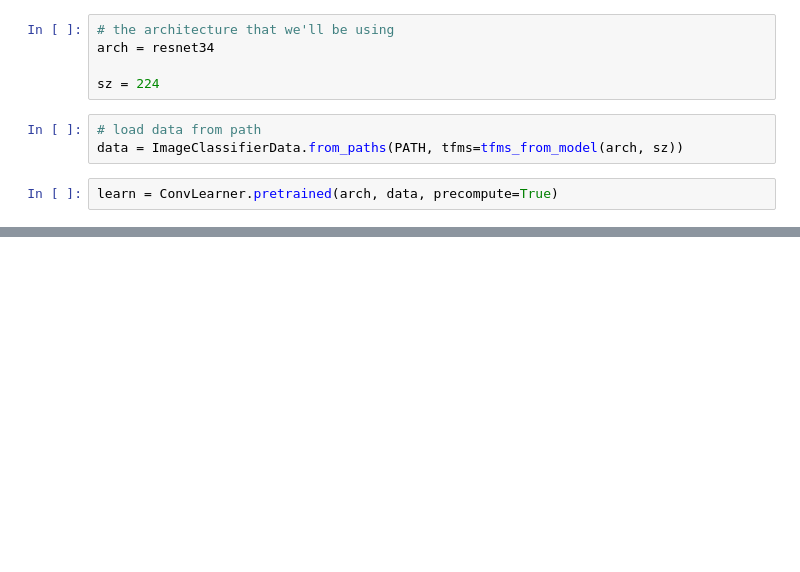
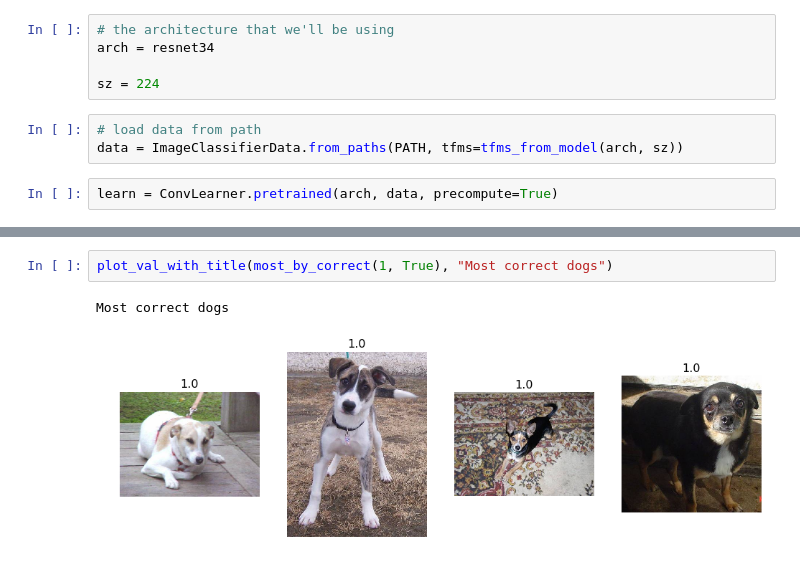
Before and after one commit to aadimator/fast.ai, a Jupyter notebook: Lesson 1.ipynb, the cells around one changed output, grey strips where cells are left out. Cells and saved outputs as stored; diff of their text form; blank space fills up the shorter version.

```diff
--- a/Lesson 1.ipynb
+++ b/Lesson 1.ipynb
@@ -178,0 +261,5 @@ If you're reading this message in another frontend (for example, a static render
+# %%
+plot_val_with_title(most_by_correct(1, True), "Most correct dogs")
+# %% [output]
+Most correct dogs
+[figure, added]
```
Also changed, not shown: parts of 26 cells of this notebook.
